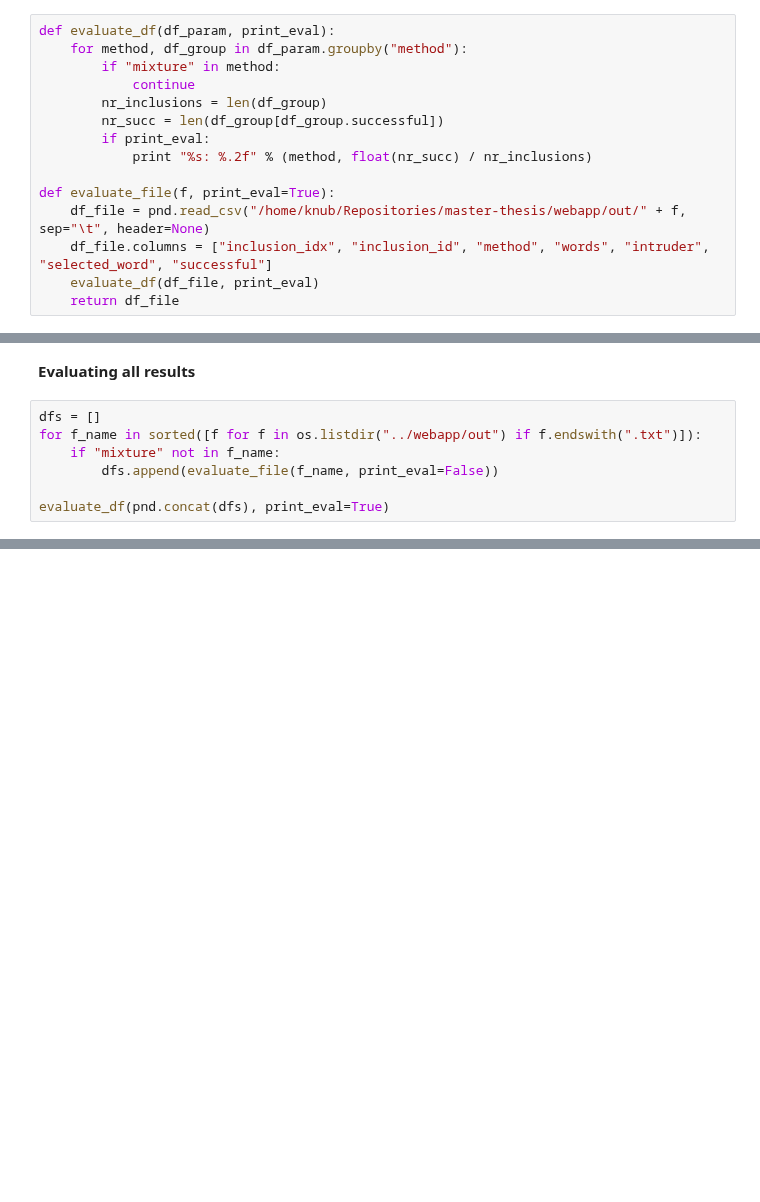
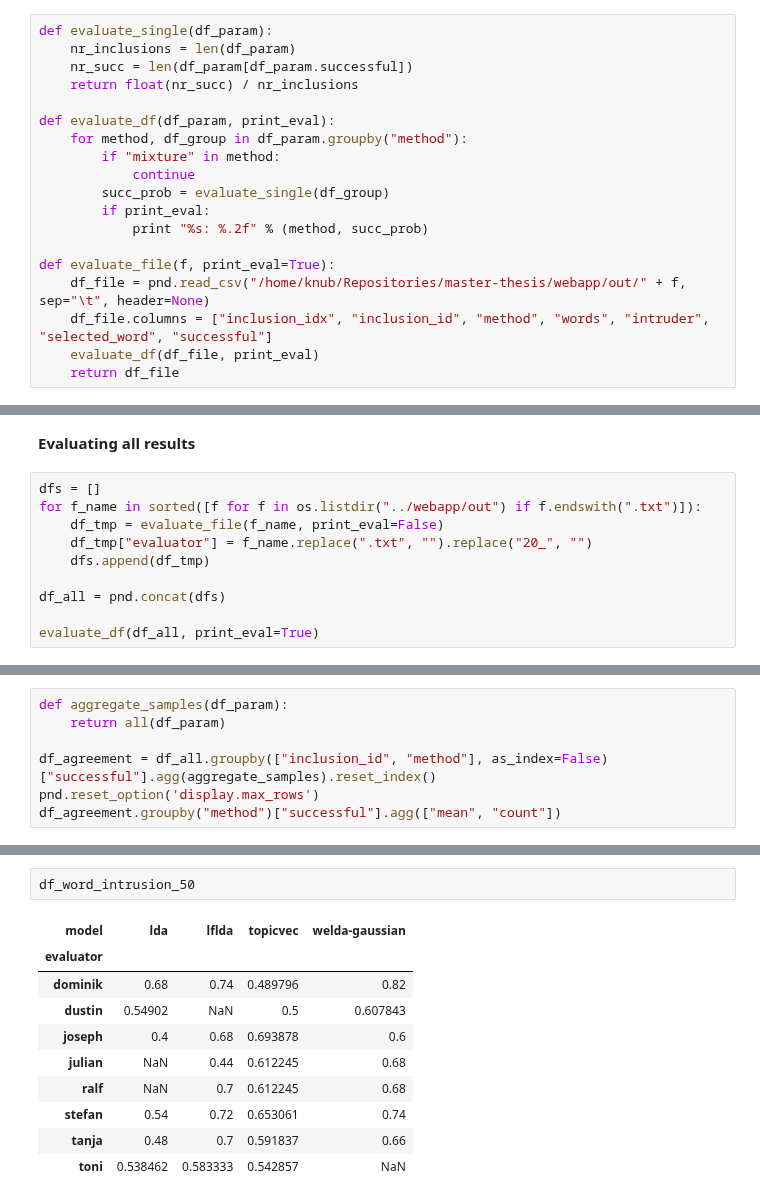
Before and after one commit to knub/master-thesis, a Jupyter notebook: notebooks/Word Intrusion.ipynb, the cells around one changed output, grey strips where cells are left out. Cells and saved outputs as stored; diff of their text form; blank space fills up the shorter version.

```diff
--- a/notebooks/Word Intrusion.ipynb
+++ b/notebooks/Word Intrusion.ipynb
@@ -26,12 +46,16 @@ pnd.set_option("display.max_colwidth", 200)
 # %%
+def evaluate_single(df_param):
+    nr_inclusions = len(df_param)
+    nr_succ = len(df_param[df_param.successful])
+    return float(nr_succ) / nr_inclusions
+
 def evaluate_df(df_param, print_eval):
     for method, df_group in df_param.groupby("method"):
         if "mixture" in method:
             continue
-        nr_inclusions = len(df_group)
-        nr_succ = len(df_group[df_group.successful])
+        succ_prob = evaluate_single(df_group)
         if print_eval:
-            print "%s: %.2f" % (method, float(nr_succ) / nr_inclusions)
+            print "%s: %.2f" % (method, succ_prob)
 
 def evaluate_file(f, print_eval=True):
     df_file = pnd.read_csv("/home/knub/Repositories/master-thesis/webapp/out/" + f, sep="\t", header=None)
@@ -83,8 +90,11 @@ welda-gaussian: 0.82
 # %%
 dfs = []
 for f_name in sorted([f for f in os.listdir("../webapp/out") if f.endswith(".txt")]):
-    if "mixture" not in f_name:
-        dfs.append(evaluate_file(f_name, print_eval=False))
+    df_tmp = evaluate_file(f_name, print_eval=False)
+    df_tmp["evaluator"] = f_name.replace(".txt", "").replace("20_", "")
+    dfs.append(df_tmp)
 
-evaluate_df(pnd.concat(dfs), print_eval=True)
+df_all = pnd.concat(dfs)
+
+evaluate_df(df_all, print_eval=True)
 # %% [output]
@@ -98,0 +109,7 @@ welda-gaussian: 0.70
+# %%
+def aggregate_samples(df_param):
+    return all(df_param)
+
+df_agreement = df_all.groupby(["inclusion_id", "method"], as_index=False)["successful"].agg(aggregate_samples).reset_index()
+pnd.reset_option('display.max_rows')
+df_agreement.groupby("method")["successful"].agg(["mean", "count"])
@@ -98,0 +210,13 @@ welda-gaussian: 0.70
+# %%
+df_word_intrusion_50
+# %% [output]
+| model | lda | lflda | topicvec | welda-gaussian |
+| evaluator |  |  |  |  |
+| dominik | 0.68 | 0.74 | 0.489796 | 0.82 |
+| dustin | 0.54902 | NaN | 0.5 | 0.607843 |
+| joseph | 0.4 | 0.68 | 0.693878 | 0.6 |
+| julian | NaN | 0.44 | 0.612245 | 0.68 |
+| ralf | NaN | 0.7 | 0.612245 | 0.68 |
+| stefan | 0.54 | 0.72 | 0.653061 | 0.74 |
+| tanja | 0.48 | 0.7 | 0.591837 | 0.66 |
+| toni | 0.538462 | 0.583333 | 0.542857 | NaN |
```
Also changed, not shown: parts of 9 cells of this notebook.
